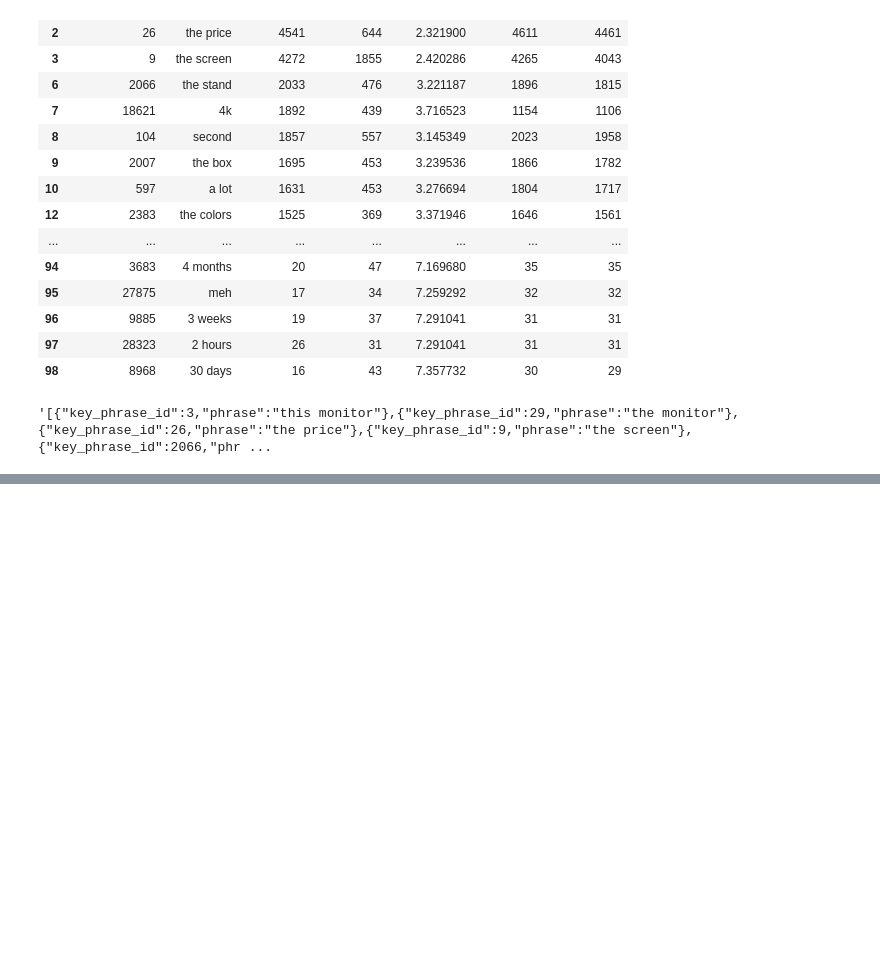
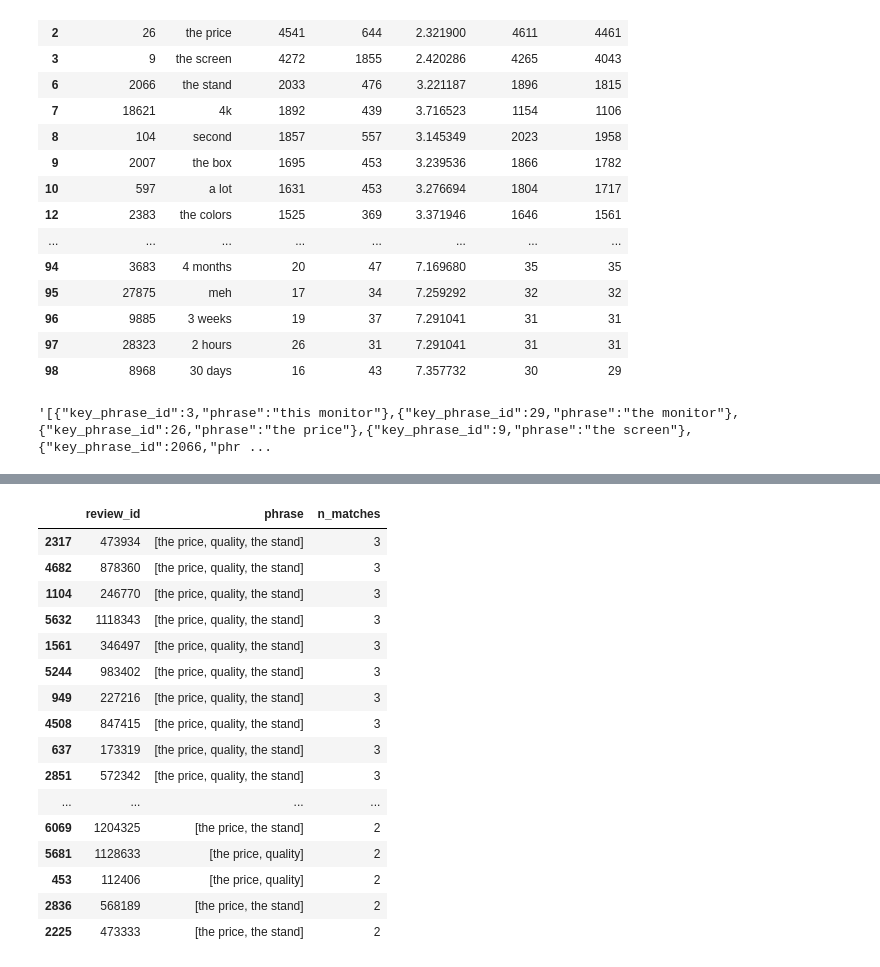
Before and after one commit to avelllabs/Gabby, a Jupyter notebook: notebooks/13_gb_gabby_api_development.ipynb, the cells around one changed output, grey strips where cells are left out. Cells and saved outputs as stored; diff of their text form; code cells hidden in the pictures; blank space fills up the shorter version.

```diff
--- a/notebooks/13_gb_gabby_api_development.ipynb
+++ b/notebooks/13_gb_gabby_api_development.ipynb
@@ -195,0 +209,7 @@ attributes_filtered[['key_phrase_id', 'phrase']].to_json(orient='records')
+# %%
+phrase_ids_query = \
+    '''SELECT key_phrase_id, phrase
+        FROM key_phrase_root
+        WHERE phrase IN ('the price', 'the stand', '2 weeks', 'quality')
+    '''
+query_phrases = pd.read_sql(phrase_ids_query, conn)
@@ -195,0 +224,10 @@ attributes_filtered[['key_phrase_id', 'phrase']].to_json(orient='records')
+# %%
+review_results_query = \
+    '''SELECT key_phrase_id, review_id
+        FROM key_phrase_reviews
+        WHERE key_phrase_id IN
+        (SELECT key_phrase_id
+        FROM key_phrase_root
+        WHERE phrase IN ('the price', 'the stand', '2 weeks', 'quality'))
+    '''
+review_ids_for_query = pd.read_sql(review_results_query, conn)
@@ -195,0 +255,21 @@ attributes_filtered[['key_phrase_id', 'phrase']].to_json(orient='records')
+# %%
+top_matched_reviews = review_ids_for_query.sort_values('n_matches', ascending=False).head(25)
+top_matched_reviews
+# %% [output]
+|  | review_id | phrase | n_matches |
+| 2317 | 473934 | [the price, quality, the stand] | 3 |
+| 4682 | 878360 | [the price, quality, the stand] | 3 |
+| 1104 | 246770 | [the price, quality, the stand] | 3 |
+| 5632 | 1118343 | [the price, quality, the stand] | 3 |
+| 1561 | 346497 | [the price, quality, the stand] | 3 |
+| 5244 | 983402 | [the price, quality, the stand] | 3 |
+| 949 | 227216 | [the price, quality, the stand] | 3 |
+| 4508 | 847415 | [the price, quality, the stand] | 3 |
+| 637 | 173319 | [the price, quality, the stand] | 3 |
+| 2851 | 572342 | [the price, quality, the stand] | 3 |
+| ... | ... | ... | ... |
+| 6069 | 1204325 | [the price, the stand] | 2 |
+| 5681 | 1128633 | [the price, quality] | 2 |
+| 453 | 112406 | [the price, quality] | 2 |
+| 2836 | 568189 | [the price, the stand] | 2 |
+| 2225 | 473333 | [the price, the stand] | 2 |
```
Also changed, not shown: parts of 12 cells of this notebook, 2 other files.
